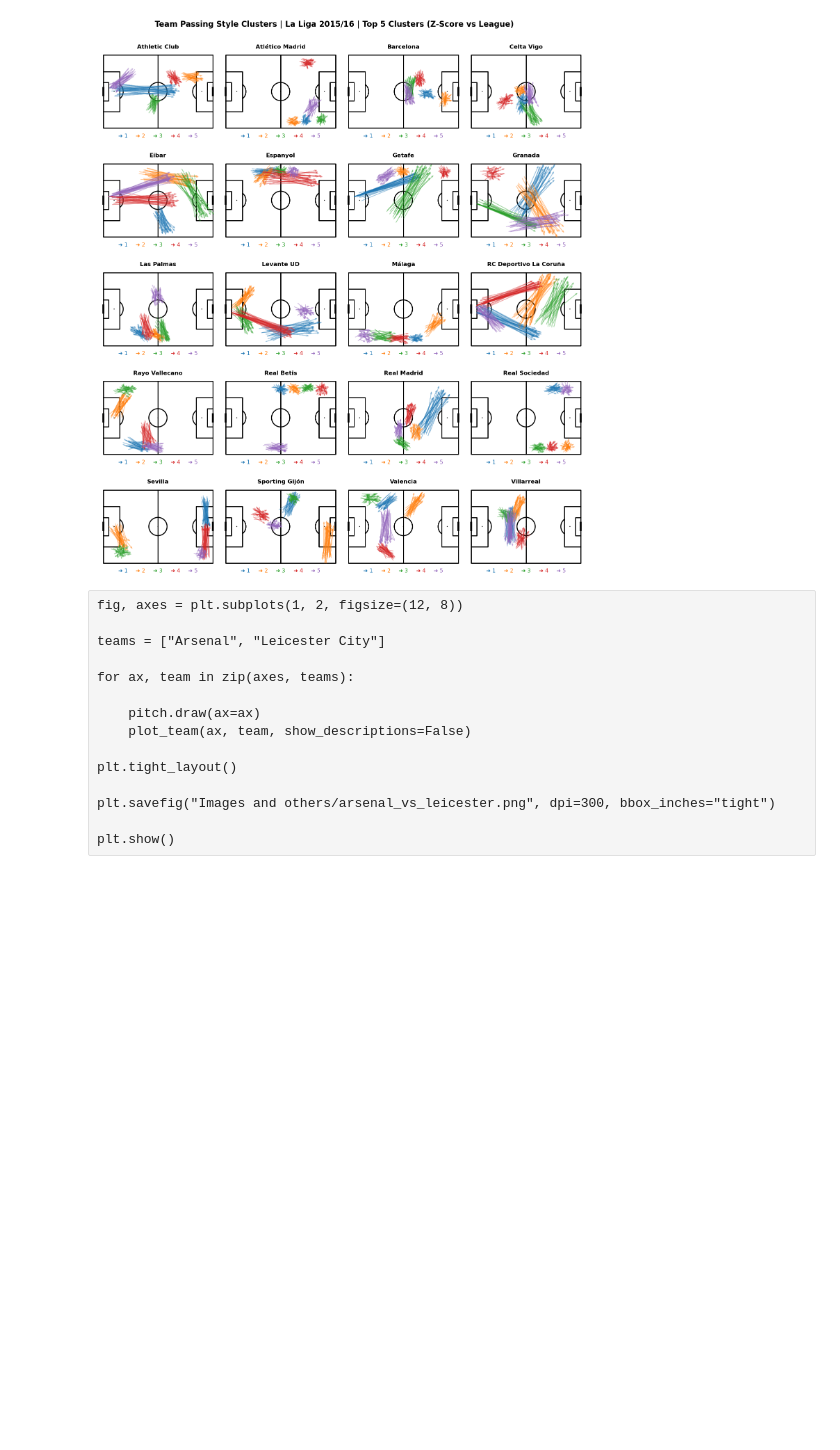
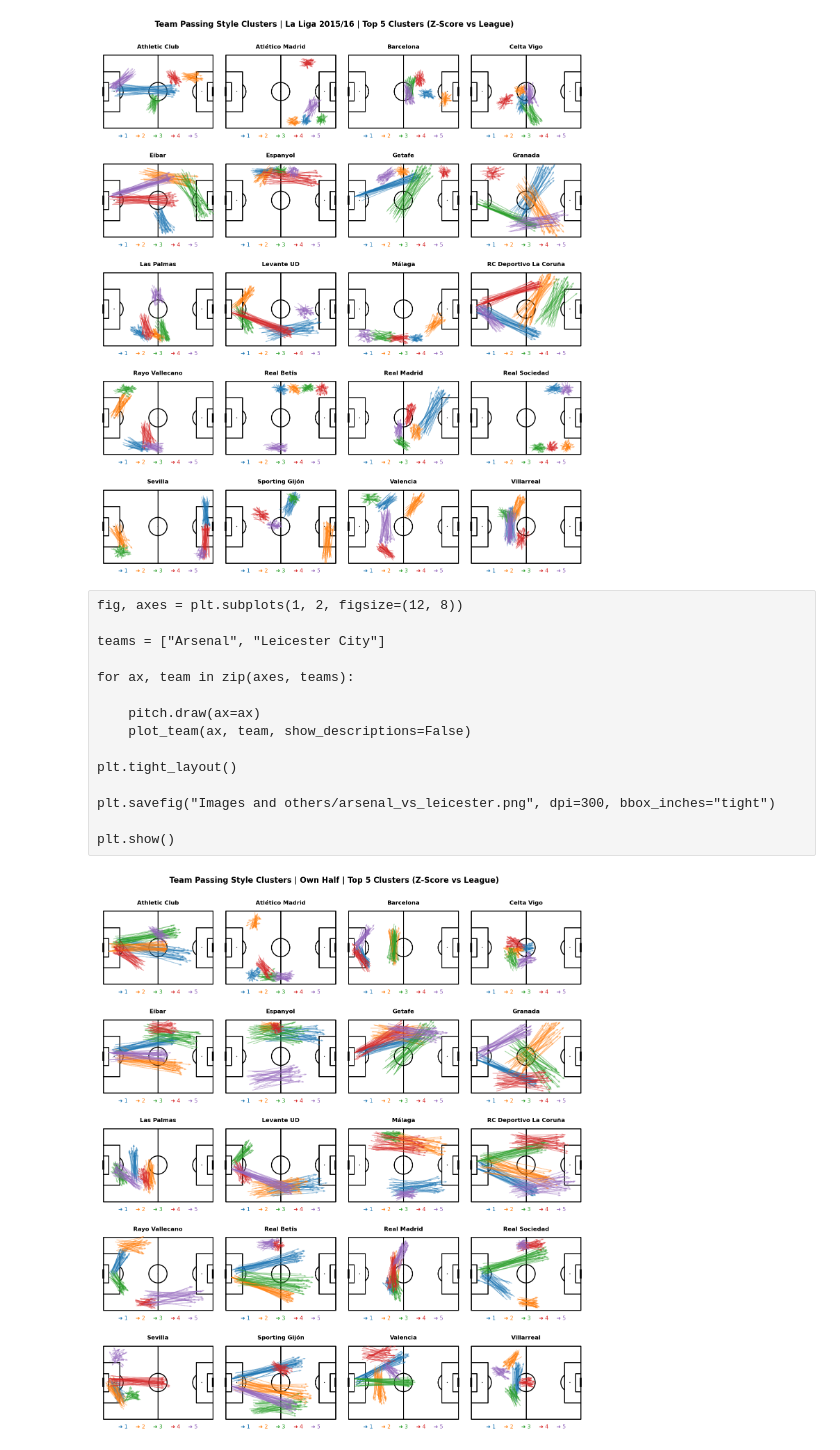
Before and after one commit to vickyfriss/Football-analytics, a Jupyter notebook: 202604 - 1 - Building Pass Clustering Visualisations.ipynb, the cells around one changed output. Cells and saved outputs as stored; diff of their text form; code cells hidden in the pictures; blank space fills up the shorter version.

```diff
--- a/202604 - 1 - Building Pass Clustering Visualisations.ipynb
+++ b/202604 - 1 - Building Pass Clustering Visualisations.ipynb
@@ -563,9 +563,7 @@ df = df.dropna(subset=FEATURES)
 # FILTER (OWN HALF BUILDUP)
 # -----------------------------
 df = df[
-    (df["start_x"] <= 60) &
-    (df["setpiece"] == 0)
-].copy()
+    (df["start_x"] <= 60)].copy()
 
 # -----------------------------
 # LENGTH
@@ -764,33 +762,35 @@ def plot_all_teams_grid(n_cols=4,
 
     axes = axes.flatten()
 
     fig.suptitle(
         title,
         fontsize=16,
         fontweight="bold",
         y=0.91
     )
 
     for i, team in enumerate(teams):
 
         pitch.draw(ax=axes[i])
         plot_team(axes[i], team, show_descriptions=show_descriptions)
 
     for j in range(i + 1, len(axes)):
         axes[j].axis("off")
 
     plt.tight_layout(rect=[0, 0.06, 1, 0.95])
     plt.savefig(
         "Images and others/team_clusters_laliga1516_ownhalf.png",
         dpi=300,
         bbox_inches="tight"
     )
     plt.show()
 
 # -----------------------------
 # RUN
 # -----------------------------
 plot_all_teams_grid(n_cols=4, show_descriptions=False)
+# %% [output]
+[figure, added]
 # %%
 # ============================================================
 # DEFENSIVE THIRD BUILDUP
```
Also changed, not shown: parts of 1 cell of this notebook.
